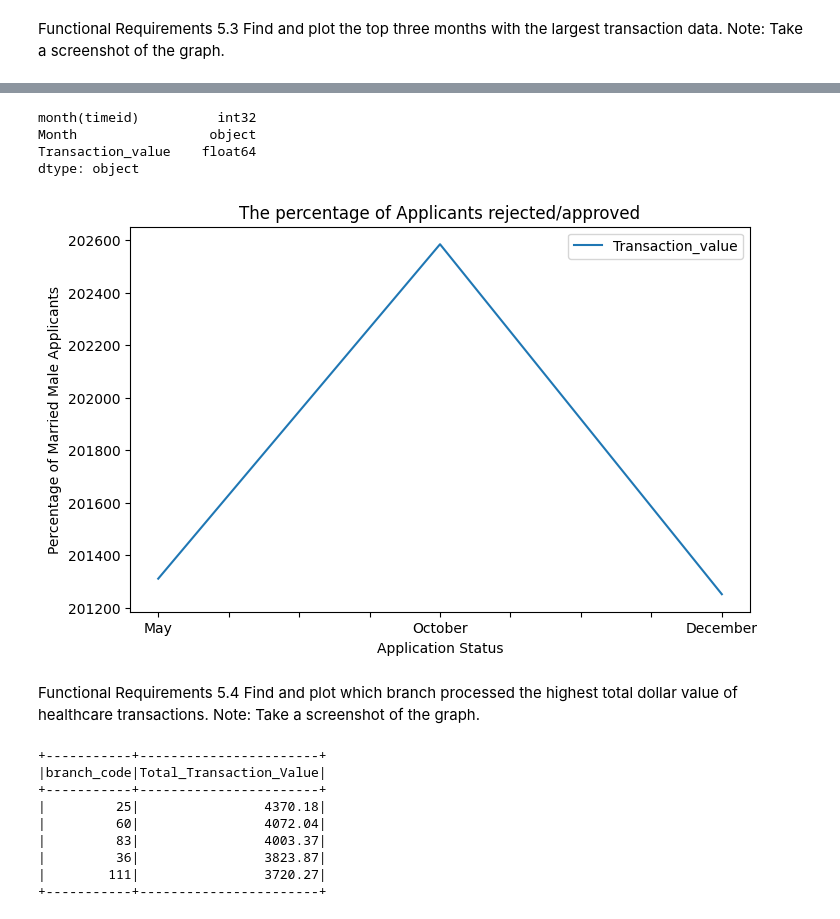
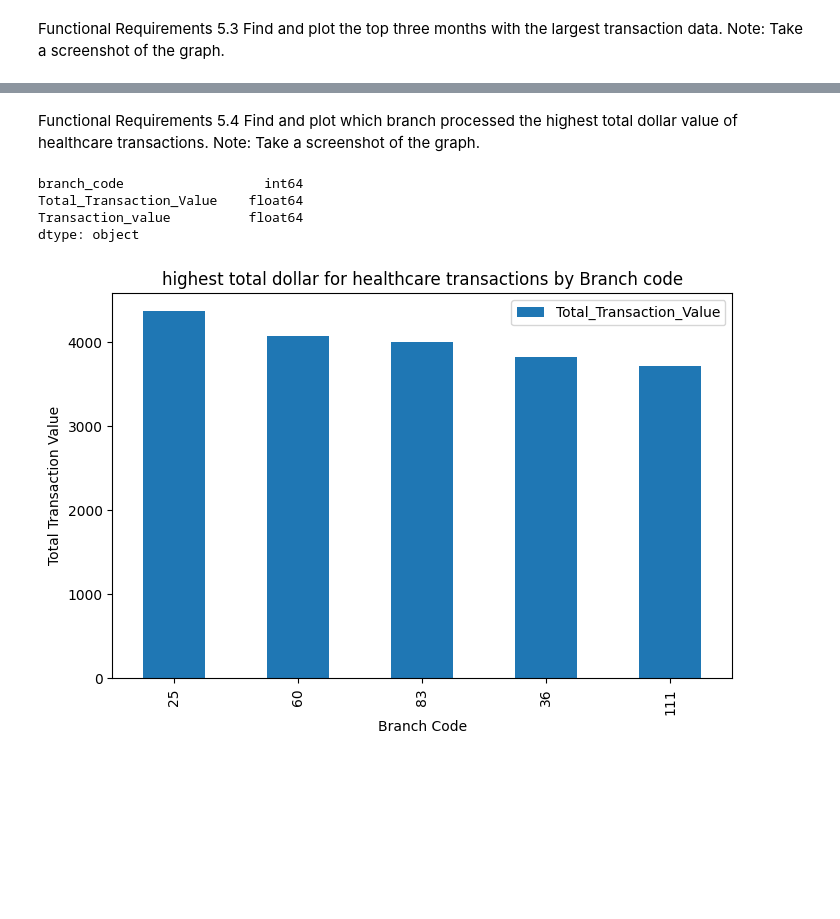
Before and after one commit to Shweta-rg/CapstoneETL, a Jupyter notebook: loanAPI.ipynb, the cells around one changed output, grey strips where cells are left out. Saved outputs shown, nothing was run; the diff lists cells and outputs as text; code cells hidden in the pictures; blank space fills up the shorter version.

```diff
--- a/loanAPI.ipynb
+++ b/loanAPI.ipynb
@@ -225,51 +194,39 @@ sp_sql3.show()
-# %%
-import matplotlib.pyplot as plt
-
-pd_sql3 = sp_sql3.toPandas()
-pd_sql3.sort_values(by='month(timeid)', inplace=True)
-
-# pd_sql1.reset_index(inplace=True)
-pd_sql3['Transaction_value'] = pd_sql3['Transaction_value'].astype('float')
-print(pd_sql3.dtypes)
-
-pd_sql3.plot(kind='line', x='Month', y='Transaction_value', figsize=(8,5))
-plt.title('The percentage of Applicants rejected/approved')
-plt.xlabel('Application Status')
-plt.ylabel('Percentage of Married Male Applicants')
-plt.show()
-# %% [output]
-month(timeid)          int32
-Month                 object
-Transaction_value    float64
-dtype: object
-[figure, removed]
 # %% [markdown]
 Functional Requirements 5.4
 Find and plot which branch processed the highest total dollar value of healthcare transactions.
 Note: Take a screenshot of the graph.
 # %%
+#Find and plot which branch processed the highest total dollar value of healthcare transactions.
+import matplotlib.pyplot as plt
 query4 = "(SELECT branch_code, round(SUM(transaction_value),2) AS Total_Transaction_Value  \
             FROM cdw_sapp_credit_card \
             WHERE transaction_type = 'Healthcare'\
             group by branch_code \
             ORDER BY SUM(transaction_value) DESC \
             LIMIT 5) as a"
 
 sp_sql4 = spark.read.format("jdbc") \
   .option("url", "jdbc:mysql://localhost:3306/creditcard_capstone") \
   .option("user", "root") \
   .option("password", "password") \
   .option("dbtable", query4) \
   .load()
 
-sp_sql4.show()
+pd_sql4 = sp_sql4.toPandas()
+# pd_sql4.sort_values(by='month(timeid)', inplace=True)
+
+# pd_sql1.reset_index(inplace=True)
+pd_sql4['Transaction_value'] = pd_sql4['Total_Transaction_Value'].astype('float')
+print(pd_sql4.dtypes)
+
+pd_sql4.plot(kind='bar', x='branch_code', y='Total_Transaction_Value', figsize=(8,5))
+plt.title('highest total dollar for healthcare transactions by Branch code')
+plt.ylabel('Total Transaction Value')
+plt.xlabel('Branch Code')
+plt.show()
 # %% [output]
-+-----------+-----------------------+
-|branch_code|Total_Transaction_Value|
-+-----------+-----------------------+
-|         25|                4370.18|
-|         60|                4072.04|
-|         83|                4003.37|
-|         36|                3823.87|
-|        111|                3720.27|
-+-----------+-----------------------+
+branch_code                  int64
+Total_Transaction_Value    float64
+Transaction_value          float64
+dtype: object
+[figure, added]
```
Also changed, not shown: parts of 13 cells of this notebook, 2 other files.
